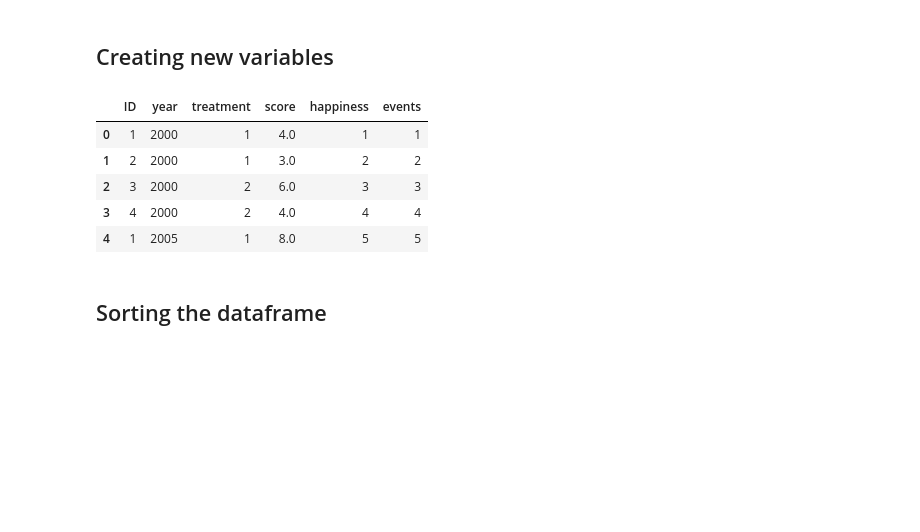
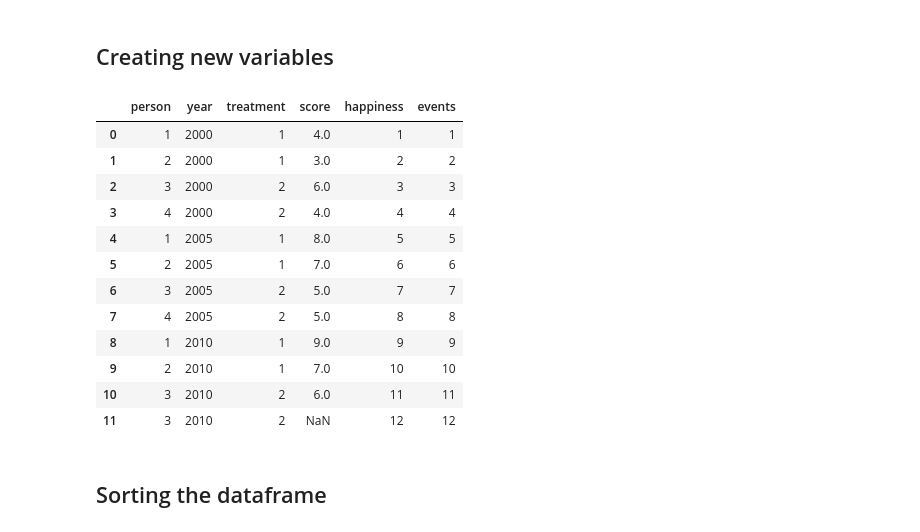
Before and after one commit to jgarciab/wwd2017, a Jupyter notebook: class1/class_1c_reading_file_plotting.ipynb, the cells around one changed output. Cells and saved outputs as stored; diff of their text form; code cells hidden in the pictures; blank space fills up the shorter version.

```diff
--- a/class1/class_1c_reading_file_plotting.ipynb
+++ b/class1/class_1c_reading_file_plotting.ipynb
@@ -142,7 +143,7 @@ We will be using a very small dataset (data/class1_test_csv.csv)
 - The rest are the default options, so we don't need to write them
 # %%
 #First we reed our data
-df = pd.read_csv("data/class1_test_csv.csv",sep="\t",index_col=None,skiprows=4,na_values=["-9"])
+df = pd.read_csv("data/class1_test_csv.csv",sep="\t",skiprows=4,na_values=["-9"])
 # %%
 #And print it
 df
@@ -316,11 +363,18 @@ df.loc[condition,["year","treatment"]]
 df["happiness"] = [1,2,3,4,5,6,7,8,9,10,11,12]
 df["events"] = [1,2,3,4,5,6,7,8,9,10,11,12]
 # %%
-df.head()
+df
 # %% [output]
-|  | ID | year | treatment | score | happiness | events |
+|  | person | year | treatment | score | happiness | events |
 | 0 | 1 | 2000 | 1 | 4.0 | 1 | 1 |
 | 1 | 2 | 2000 | 1 | 3.0 | 2 | 2 |
 | 2 | 3 | 2000 | 2 | 6.0 | 3 | 3 |
 | 3 | 4 | 2000 | 2 | 4.0 | 4 | 4 |
 | 4 | 1 | 2005 | 1 | 8.0 | 5 | 5 |
+| 5 | 2 | 2005 | 1 | 7.0 | 6 | 6 |
+| 6 | 3 | 2005 | 2 | 5.0 | 7 | 7 |
+| 7 | 4 | 2005 | 2 | 5.0 | 8 | 8 |
+| 8 | 1 | 2010 | 1 | 9.0 | 9 | 9 |
+| 9 | 2 | 2010 | 1 | 7.0 | 10 | 10 |
+| 10 | 3 | 2010 | 2 | 6.0 | 11 | 11 |
+| 11 | 3 | 2010 | 2 | NaN | 12 | 12 |
```
Also changed, not shown: parts of 33 cells of this notebook, 3 other files.
